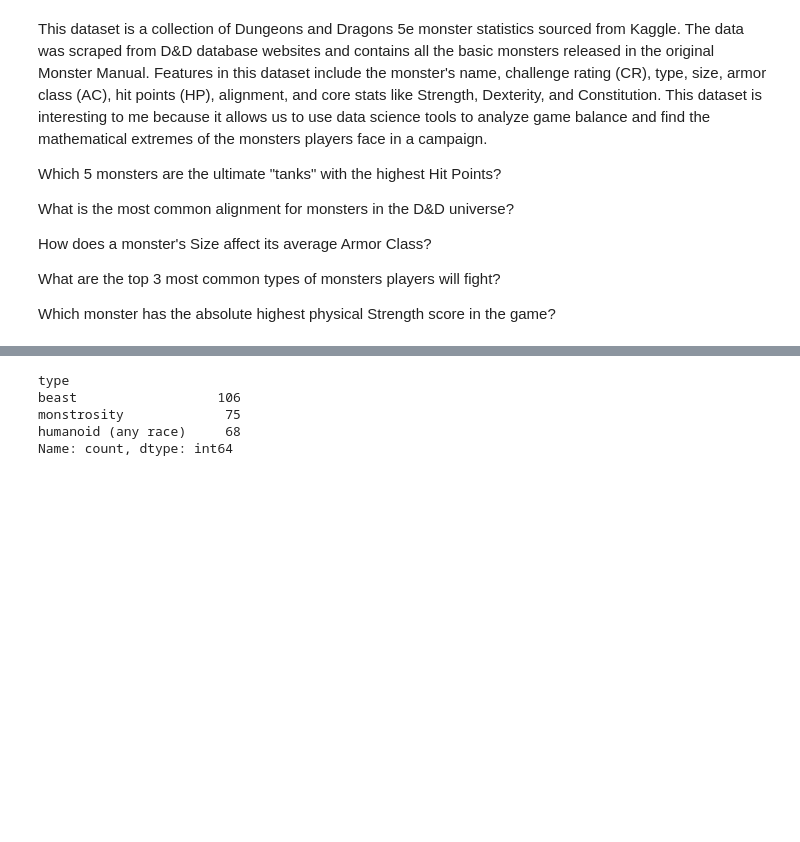
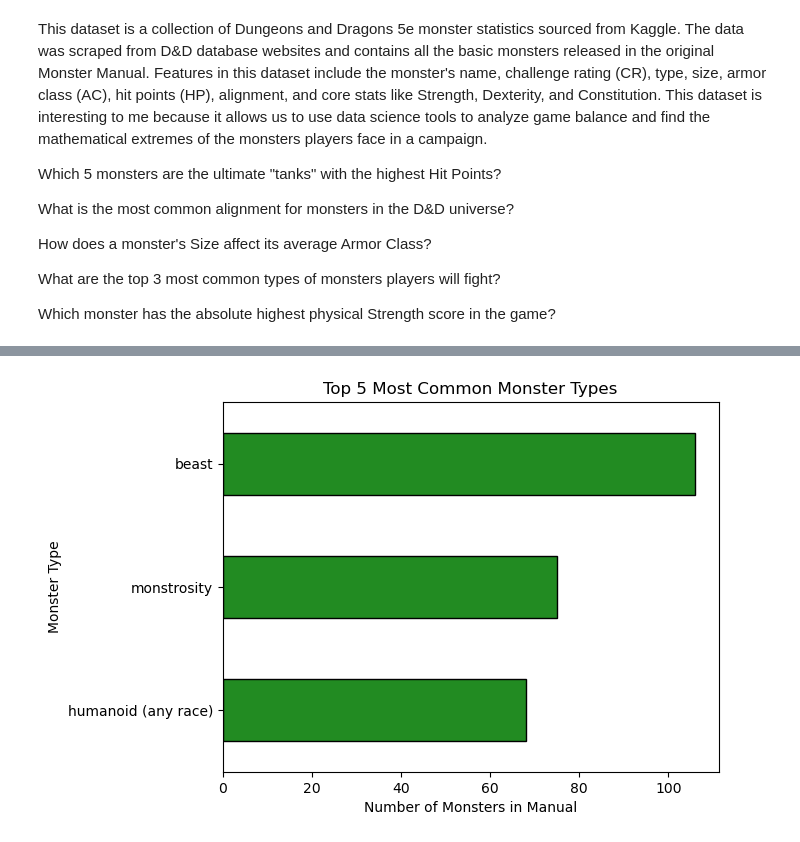
Before and after one commit to Cole0000/Data_Visualization_And_Modeling_Online, a Jupyter notebook: Lab/1.5 Intro to Python and Pandas Lab.ipynb, the cells around one changed output, grey strips where cells are left out. Cells and saved outputs as stored; diff of their text form; code cells hidden in the pictures; blank space fills up the shorter version.

```diff
--- a/Lab/1.5 Intro to Python and Pandas Lab.ipynb
+++ b/Lab/1.5 Intro to Python and Pandas Lab.ipynb
@@ -65,14 +63,14 @@ Name: ac, dtype: float64
 # %%
 # Question 4: What are the top 3 most common types of monsters players will fight?
 common_types = df['type'].value_counts().head(3)
-display(common_types)
+common_types.sort_values().plot(kind='barh', color='forestgreen', edgecolor='black')
+plt.title('Top 5 Most Common Monster Types')
+plt.xlabel('Number of Monsters in Manual')
+plt.ylabel('Monster Type')
+plt.show()
 # The most common monster types players will encounter in this manual are Beasts 106 , followed by monstrosity 75 and humanoid 68.
 # %% [output]
-type
-beast                  106
-monstrosity             75
-humanoid (any race)     68
-Name: count, dtype: int64
+[figure, added]
 # %%
 # Question 5: Which monster has the absolute highest physical Strength score in the game?
 max_str = df.sort_values(by='str', ascending=False).head(1)
```
Also changed, not shown: parts of 5 cells of this notebook.
